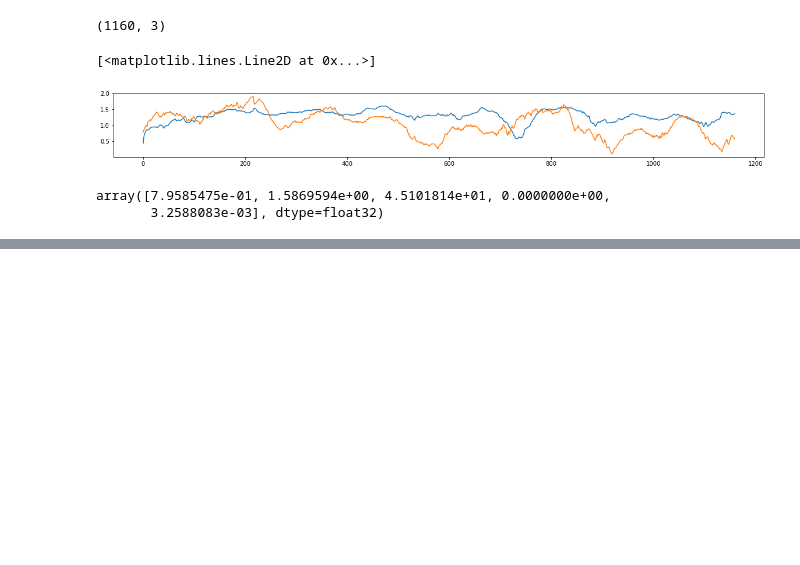
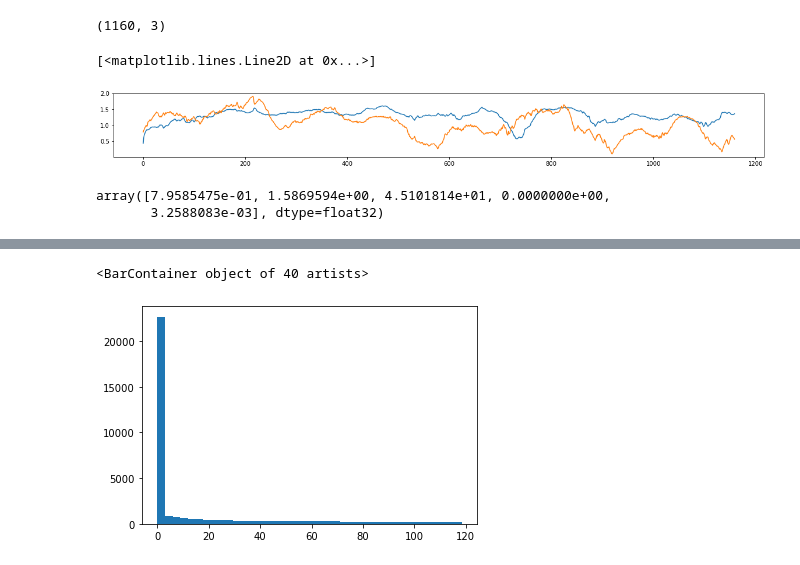
Before and after one commit to rgilman33/bespoke, a Jupyter notebook: nb/4_viz_sim.ipynb, the cells around one changed output, grey strips where cells are left out. Saved outputs shown, nothing was run; the diff lists cells and outputs as text; code cells hidden in the pictures; blank space fills up the shorter version.

```diff
--- a/nb/4_viz_sim.ipynb
+++ b/nb/4_viz_sim.ipynb
@@ -342,0 +382,8 @@ plt.hist(all_aux[:,:,1].flatten(), bins=40)[2]
+# %%
+# stop dist
+a = all_aux[:,:,AUX_STOP_DIST_IX].flatten()
+a = a[a<1e6]
+plt.hist(a, bins=40)[2]
+# %% [output]
+<BarContainer object of 40 artists>
+[figure, added]
```
Also changed, not shown: parts of 40 cells of this notebook, 24 other files.
